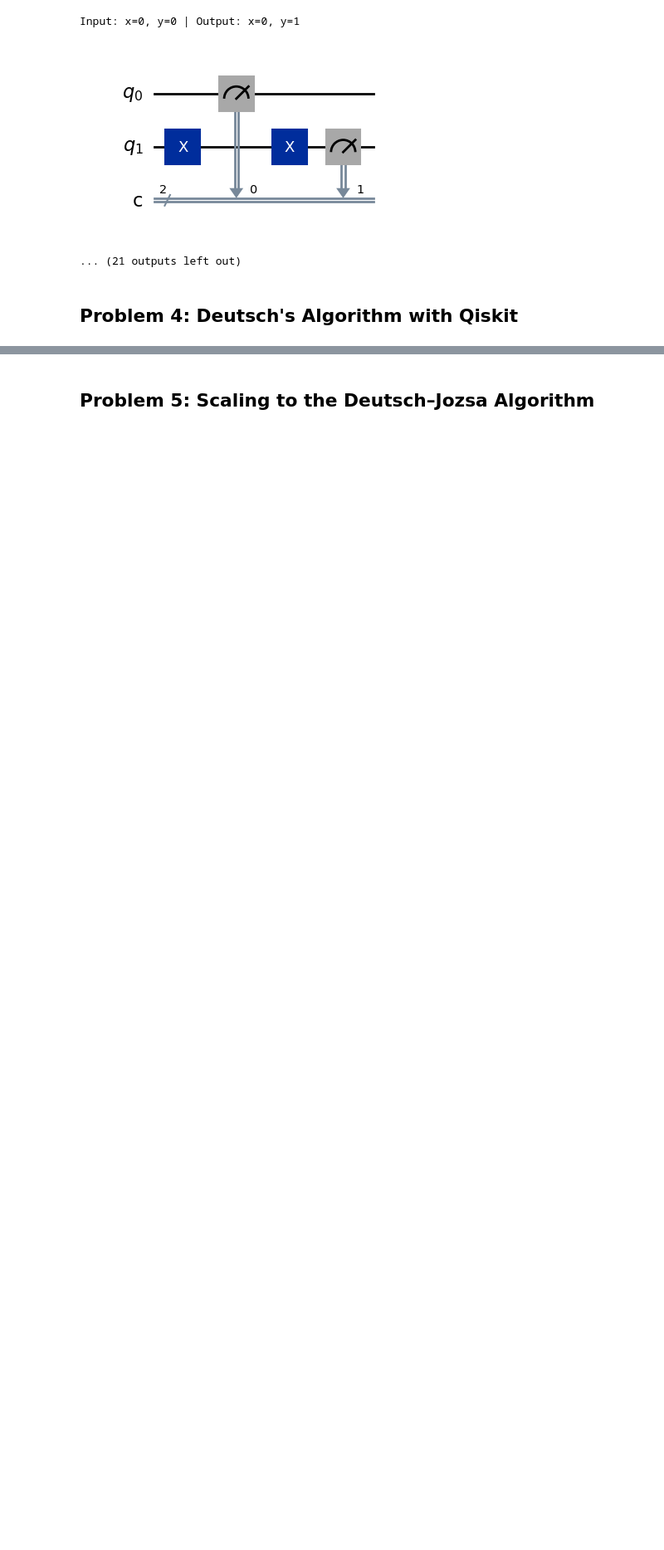
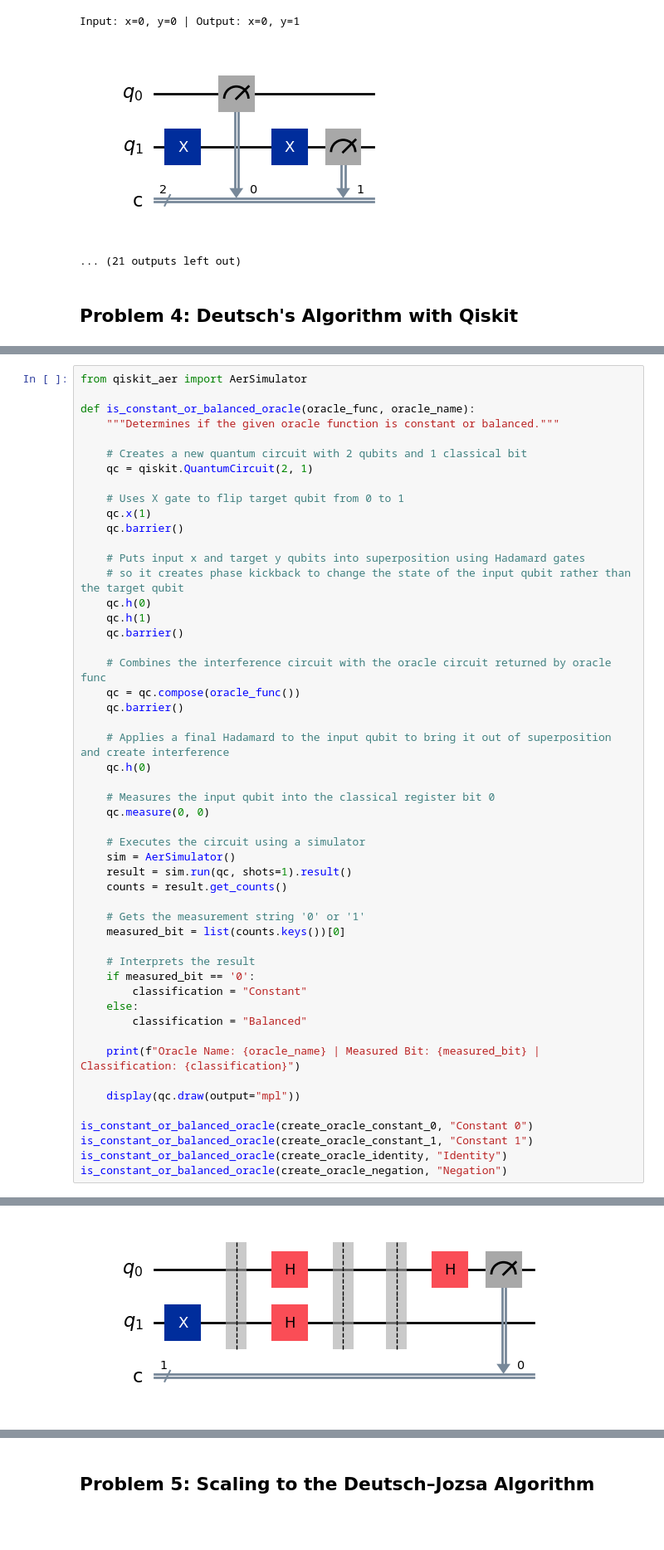
Before and after one commit to RyanCurley01/emerging_technologies, a Jupyter notebook: problem.ipynb, the cells around one changed output, grey strips where cells are left out. Shown at 83% size. Saved outputs shown, nothing was run; the diff lists cells and outputs as text; blank space fills up the shorter version.

Commit message:
Implemented question 4 X and hadamard gate logic

```diff
--- a/problem.ipynb
+++ b/problem.ipynb
@@ -230,0 +229,52 @@ Input: x=0, y=0 | Output: x=0, y=1
+# %%
+from qiskit_aer import AerSimulator
+
+def is_constant_or_balanced_oracle(oracle_func, oracle_name):
+    """Determines if the given oracle function is constant or balanced."""
+
+    # Creates a new quantum circuit with 2 qubits and 1 classical bit
+    qc = qiskit.QuantumCircuit(2, 1)
+
+    # Uses X gate to flip target qubit from 0 to 1
+    qc.x(1)
+    qc.barrier()
+
+    # Puts input x and target y qubits into superposition using Hadamard gates
+    # so it creates phase kickback to change the state of the input qubit rather than the target qubit
+    qc.h(0)
+    qc.h(1)
+    qc.barrier()
+
+    # Combines the interference circuit with the oracle circuit returned by oracle func
+    qc = qc.compose(oracle_func())
+    qc.barrier()
+
+    # Applies a final Hadamard to the input qubit to bring it out of superposition and create interference
+    qc.h(0)
+
+    # Measures the input qubit into the classical register bit 0
+    qc.measure(0, 0)
+
+    # Executes the circuit using a simulator
+    sim = AerSimulator()
+    result = sim.run(qc, shots=1).result()
+    counts = result.get_counts()
+
+    # Gets the measurement string '0' or '1'
+    measured_bit = list(counts.keys())[0]
+
+    # Interprets the result
+    if measured_bit == '0':
+        classification = "Constant"
+    else:
+        classification = "Balanced"
+
+    print(f"Oracle Name: {oracle_name} | Measured Bit: {measured_bit} | Classification: {classification}")
+
+    display(qc.draw(output="mpl"))
+
+is_constant_or_balanced_oracle(create_oracle_constant_0, "Constant 0")
+is_constant_or_balanced_oracle(create_oracle_constant_1, "Constant 1")
+is_constant_or_balanced_oracle(create_oracle_identity, "Identity")
+is_constant_or_balanced_oracle(create_oracle_negation, "Negation")
+# %% [output]
@@ -230,0 +282 @@ Input: x=0, y=0 | Output: x=0, y=1
+[figure, added]
```
Also changed, not shown: parts of 3 cells of this notebook.
